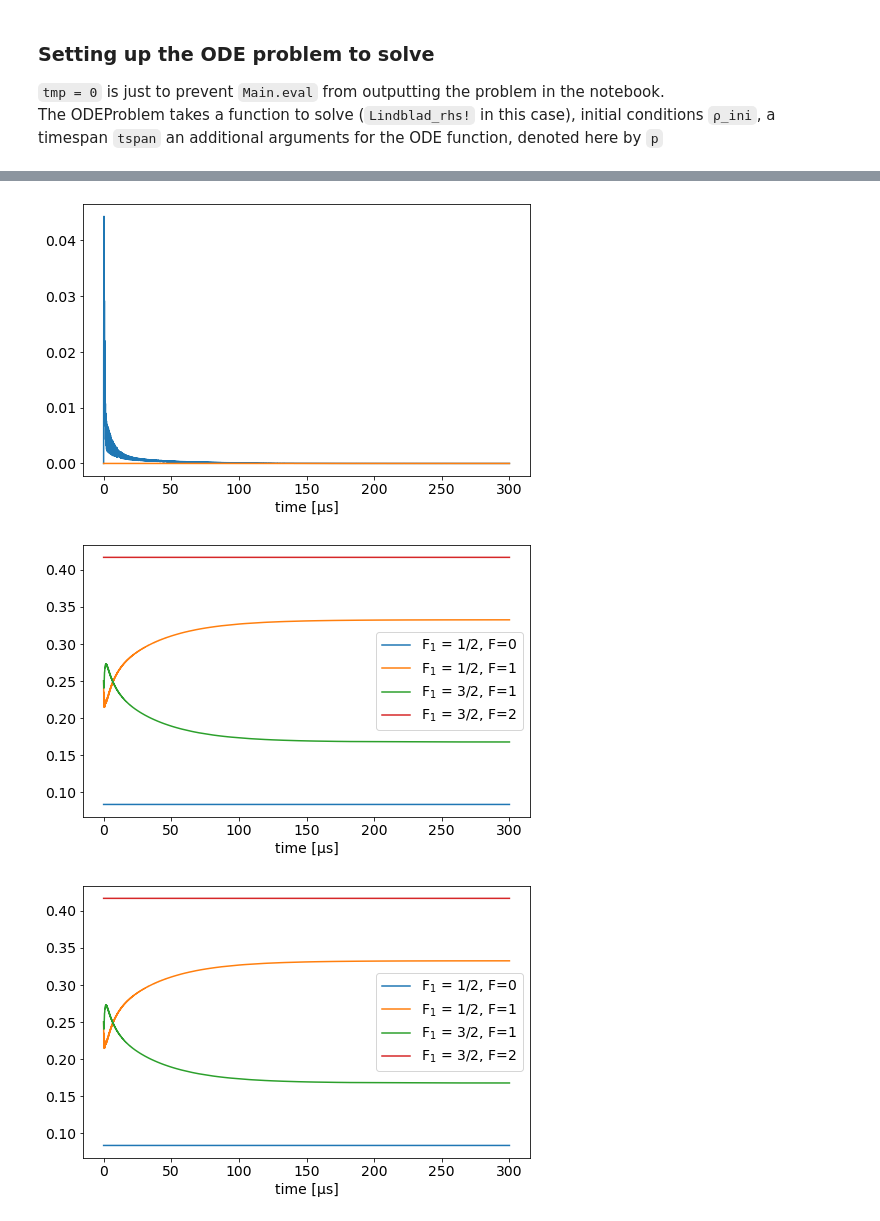
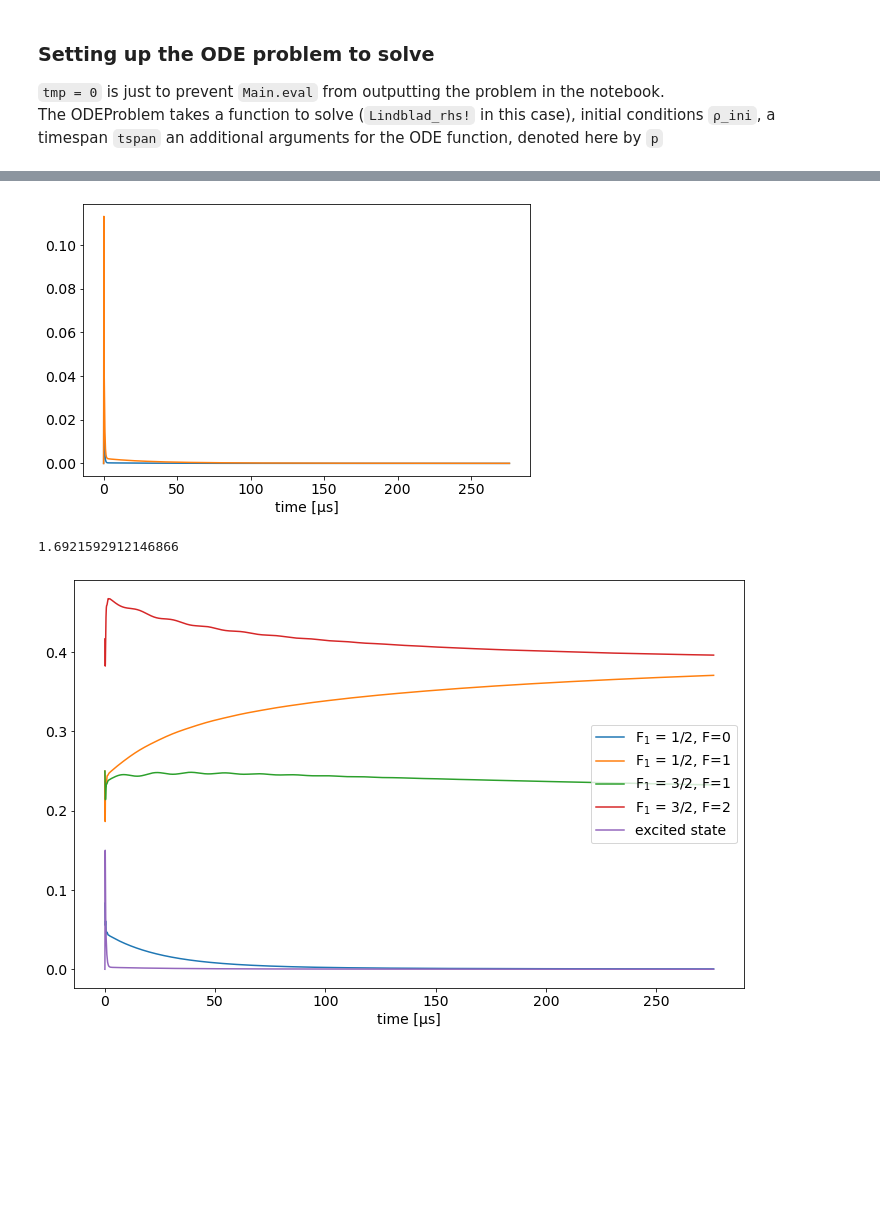
Before and after one commit to ograsdijk/optical-bloch, a Jupyter notebook: Amherst Cycling Transition.ipynb, the cells around one changed output, grey strips where cells are left out. Saved outputs shown, nothing was run; the diff lists cells and outputs as text; code cells hidden in the pictures; blank space fills up the shorter version.

```diff
--- a/Amherst Cycling Transition.ipynb
+++ b/Amherst Cycling Transition.ipynb
@@ -446,16 +471,17 @@ Main.eval(ode_fun)
 np.fill_diagonal(ρ_ini[:n_states-4, :n_states-4], 1/(n_states-4))
 # %%
 Γ = 2*np.pi * 1.56e6
-Ω1 =  1*Γ
-Ω2 = 0*Γ
+Ω1 = 1*Γ
+Ω2 = 1*Γ
 ωp1 = 2*np.pi*2e6 # 2 MHz
-νp1 = ωp1/(2*np.pi)
 ωp2 = 2*np.pi*2e6 # 2 MHz
-νp2 = ωp2/(2*np.pi)
 Δ1 = 0
 Δ2 = 0
-ω1 = 0
-ω2 = 0
+ωp1 = 0*np.pi*2e6
+ωp2 = 0*np.pi*2e6
+
+νp1 = ωp1/(2*np.pi)
+νp2 = ωp2/(2*np.pi)
 
 Main.Γ = Γ
 Main.Ω1 = Ω1
@@ -517,28 +543,21 @@ ax.set_xlabel('time [μs]')
 
 set_fontsize(ax, 14)
 # %% [output]
-[figure, old version]
+[figure, new version]
+# %%
+np.trapz(exc_F0+exc_F1, t_array/1e6)*Γ
+# %% [output]
+1.6921592912146866
 # %%
-fig, ax = plt.subplots(figsize = (8,5))
+fig, ax = plt.subplots(figsize = (12,7.5))
 ax.plot(t_array, pop_results[0,:], label = r'F$_1$ = 1/2, F=0')
 ax.plot(t_array, np.sum(pop_results[1:4,:], axis = 0), label = r'F$_1$ = 1/2, F=1')
 ax.plot(t_array, np.sum(pop_results[4:7,:], axis = 0), label = r'F$_1$ = 3/2, F=1')
 ax.plot(t_array, np.sum(pop_results[7:12,:], axis = 0), label = r'F$_1$ = 3/2, F=2')
+ax.plot(t_array, np.sum(pop_results[-4:], axis = 0), label = 'excited state')
 
 ax.set_xlabel('time [μs]')
 ax.legend(fontsize = 14)
 set_fontsize(ax, 14)
 # %% [output]
-[figure, old version]
+[figure, new version]
-# %%
-fig, ax = plt.subplots(figsize = (8,5))
-ax.plot(t_array, pop_results[0,:], label = r'F$_1$ = 1/2, F=0')
-ax.plot(t_array, np.sum(pop_results[1:4,:], axis = 0), label = r'F$_1$ = 1/2, F=1')
-ax.plot(t_array, np.sum(pop_results[4:7,:], axis = 0), label = r'F$_1$ = 3/2, F=1')
-ax.plot(t_array, np.sum(pop_results[7:12,:], axis = 0), label = r'F$_1$ = 3/2, F=2')
-
-ax.set_xlabel('time [μs]')
-ax.legend(fontsize = 14)
-set_fontsize(ax, 14)
-# %% [output]
-[figure, removed]
```
Also changed, not shown: parts of 40 cells of this notebook, 1 other file.
